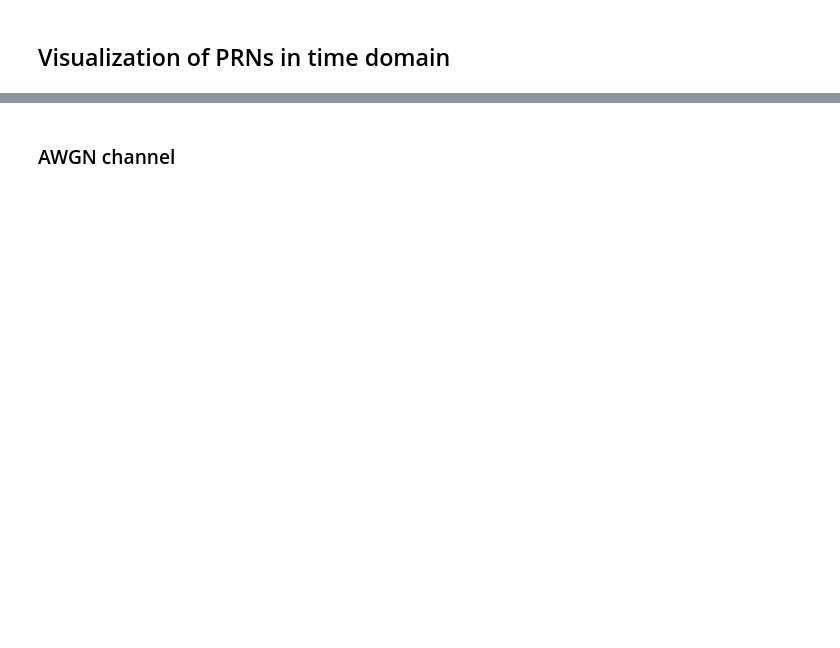
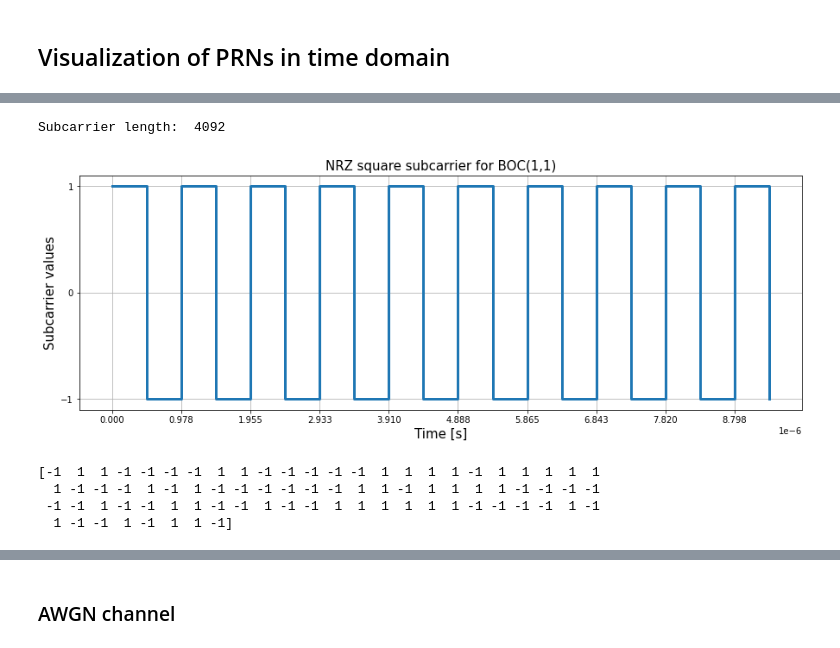
Before and after one commit to mattiasandri/usertransmitter, a Jupyter notebook: usertx.ipynb, the cells around one changed output, grey strips where cells are left out. Cells and saved outputs as stored; diff of their text form; code cells hidden in the pictures; blank space fills up the shorter version.

```diff
--- a/usertx.ipynb
+++ b/usertx.ipynb
@@ -195,0 +384,48 @@ Chip period Tc:  9.775171065493646e-07
+# %%
+#Now we generate the BOC subcarrier, that is a square NRZ wave. The period of the waveform is given by Tc
+
+Rc = 1.023e06   # chip rate
+Tc = 1 / Rc     # chip period
+
+rep = 2046
+s = np.array([1, -1])
+subcarrier = np.tile(s, rep) # we repeat the values 1 and -1 for 2046 times in order to have an array of 4092 elements, as the PRN codes
+                             #probably the number of repetitions must be changed
+
+#now we plot the first 20 samples of the subcarrier
+xticks = np.arange(0,10*Tc, Tc)
+yticks = [-1, 0, 1]
+
+t = np.arange(0, 10*Tc, Tc/2)
+fig = plt.figure(figsize=(15,5))
+ax = fig.add_subplot(1,1,1)
+ax.step(t, subcarrier[0:20], where='post', lw=3)
+ax.set_xticks(xticks)
+ax.set_yticks(yticks)
+ax.set_title('NRZ square subcarrier for BOC(1,1)', fontsize=15)
+ax.set_xlabel('Time [s]', fontsize=15)
+ax.set_ylabel('Subcarrier values', fontsize=15)
+ax.grid()
+
+print("Subcarrier length: ", len(subcarrier))
+# %% [output]
+Subcarrier length:  4092
+[figure, added]
+# %%
+#first we generate a random binary message of 80 bits (so it contains only zeros and ones)
+message_len = 80
+message = np.random.randint(0,2,message_len)
+
+#substituting the 0 values with -1 values
+for i in range(message_len):
+    if message[i] == 0:
+        message[i] = 1
+    elif message[i] == 1:
+        message[i] = -1
+
+print(message)
+# %% [output]
+[-1  1  1 -1 -1 -1 -1  1  1 -1 -1 -1 -1 -1  1  1  1  1 -1  1  1  1  1  1
+  1 -1 -1 -1  1 -1  1 -1 -1 -1 -1 -1 -1  1  1 -1  1  1  1  1 -1 -1 -1 -1
+ -1 -1  1 -1 -1  1  1 -1 -1  1 -1 -1  1  1  1  1  1  1 -1 -1 -1 -1  1 -1
+  1 -1 -1  1 -1  1  1 -1]
```
Also changed, not shown: parts of 16 cells of this notebook.
